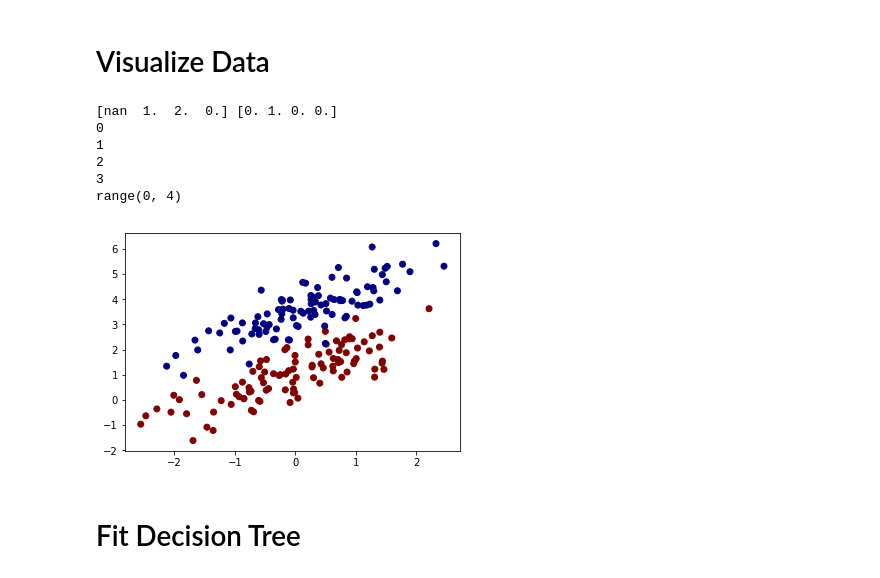
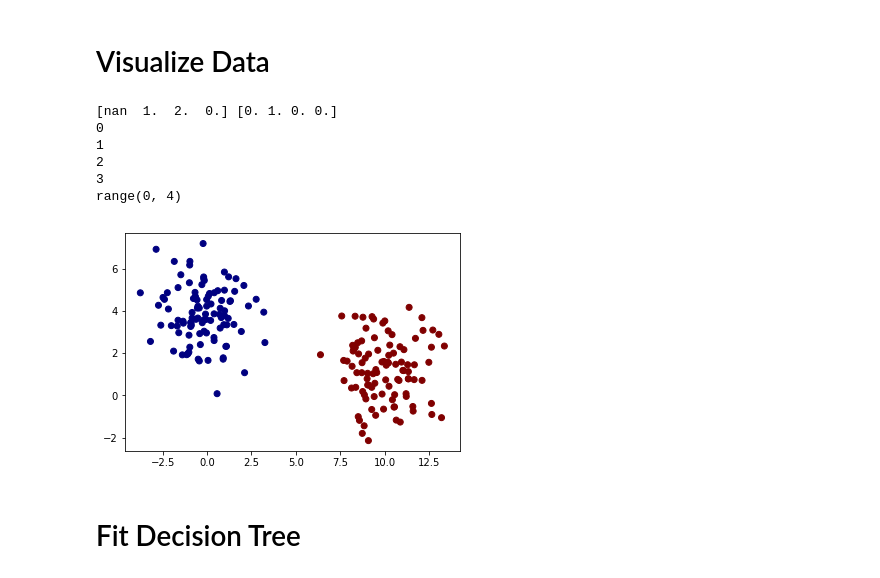
Before and after one commit to zlipp3032/MachineLearning, a Jupyter notebook: Decision_Tree_HW1_v4.ipynb, the cells around one changed output. Saved outputs shown, nothing was run; the diff lists cells and outputs as text; code cells hidden in the pictures.

```diff
--- a/Decision_Tree_HW1_v4.ipynb
+++ b/Decision_Tree_HW1_v4.ipynb
@@ -122,25 +123,25 @@ datasets = {
 # %% [markdown]
 # Visualize Data
 # %%
-df = datasets['train3']
+#df = datasets['train3']
 plt.scatter(df.x1,df.x2,c=df.y,cmap=plt.get_cmap('jet'));
 
 x = np.array([[np.NaN,1,2,0],[0,1,0,0]])
 t = x.shape[1]
 y = np.count_nonzero(~np.isnan(x[0]))
 print(x[0],x[1])
 g = range(0,4)
 for i in g:
     print(i)
 print(g)
 # %% [output]
 [nan  1.  2.  0.] [0. 1. 0. 0.]
 0
 1
 2
 3
 range(0, 4)
-[figure, old version]
+[figure, new version]
 # %% [markdown]
 # Fit Decision Tree
 # %%
```
Also changed, not shown: parts of 3 cells of this notebook.
